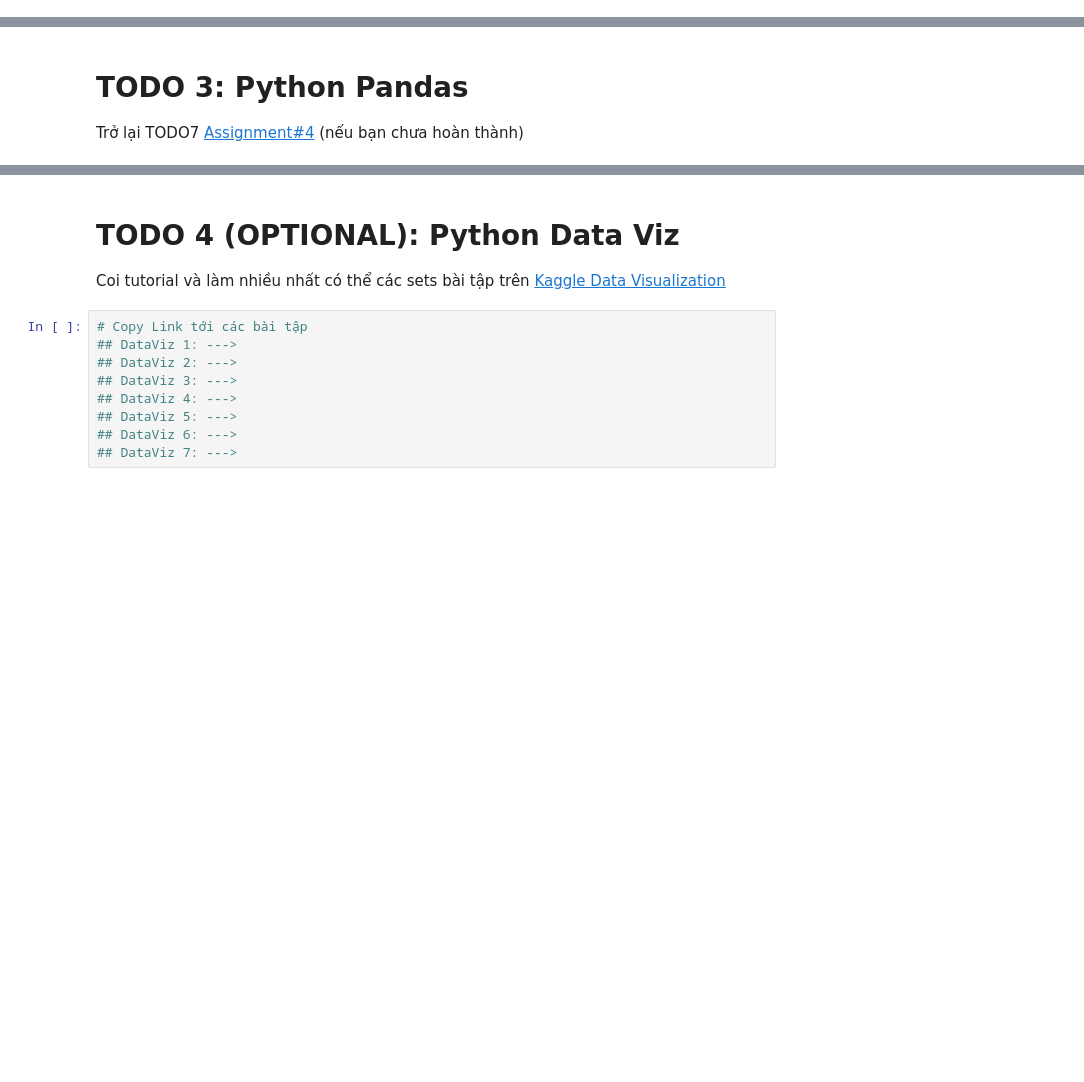
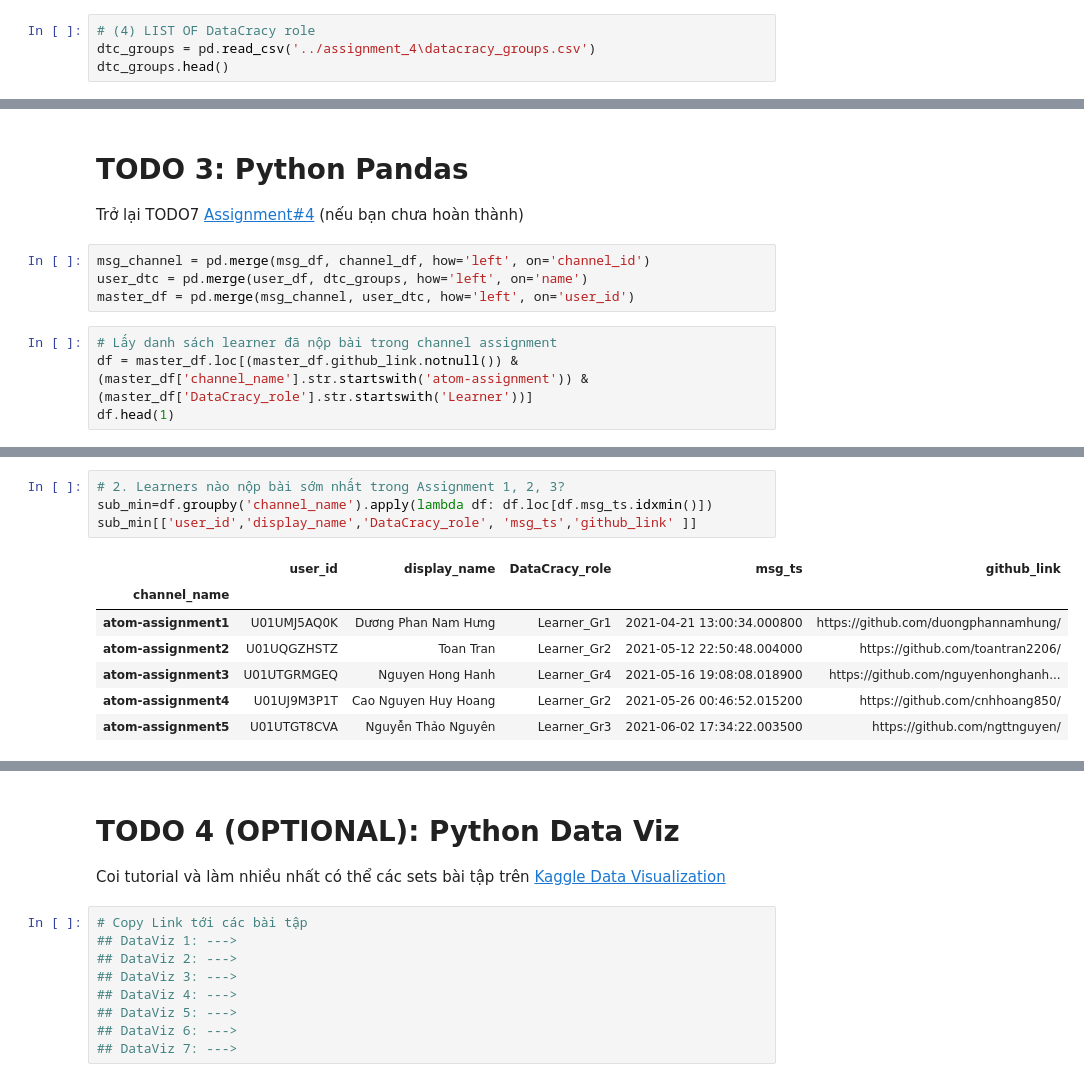
Before and after one commit to anhdanggit/atom-assignments, a Jupyter notebook: assignment_5/home_assignment_5.ipynb, the cells around one changed output, grey strips where cells are left out. Drawn from its saved outputs; the diff is of its cells as text; blank space fills up the shorter version.

```diff
--- a/assignment_5/home_assignment_5.ipynb
+++ b/assignment_5/home_assignment_5.ipynb
@@ -26,0 +148,4 @@
+# %%
+# (4) LIST OF DataCracy role
+dtc_groups = pd.read_csv('../assignment_4\datacracy_groups.csv')
+dtc_groups.head()
@@ -44,3 +204,11 @@
 # %% [markdown]
 # TODO 3: Python Pandas
 Trở lại TODO7 [Assignment#4](https://github.com/anhdanggit/atom-assignments/blob/main/assignment_4/home_assignment_4.ipynb) (nếu bạn chưa hoàn thành)
+# %%
+msg_channel = pd.merge(msg_df, channel_df, how='left', on='channel_id')
+user_dtc = pd.merge(user_df, dtc_groups, how='left', on='name')
+master_df = pd.merge(msg_channel, user_dtc, how='left', on='user_id')
+# %%
+# Lấy danh sách learner đã nộp bài trong channel assignment
+df = master_df.loc[(master_df.github_link.notnull()) & (master_df['channel_name'].str.startswith('atom-assignment')) & (master_df['DataCracy_role'].str.startswith('Learner'))]
+df.head(1)
@@ -46,0 +219,12 @@ Trở lại TODO7 [Assignment#4](https://github.com/anhdanggit/atom-assignments/
+# %%
+# 2. Learners nào nộp bài sớm nhất trong Assignment 1, 2, 3?
+sub_min=df.groupby('channel_name').apply(lambda df: df.loc[df.msg_ts.idxmin()])
+sub_min[['user_id','display_name','DataCracy_role', 'msg_ts','github_link' ]]
+# %% [output]
+|  | user_id | display_name | DataCracy_role | msg_ts | github_link |
+| channel_name |  |  |  |  |  |
+| atom-assignment1 | U01UMJ5AQ0K | Dương Phan Nam Hưng | Learner_Gr1 | 2021-04-21 13:00:34.000800 | https://github.com/duongphannamhung/ |
+| atom-assignment2 | U01UQGZHSTZ | Toan Tran | Learner_Gr2 | 2021-05-12 22:50:48.004000 | https://github.com/toantran2206/ |
+| atom-assignment3 | U01UTGRMGEQ | Nguyen Hong Hanh | Learner_Gr4 | 2021-05-16 19:08:08.018900 | https://github.com/nguyenhonghanh... |
+| atom-assignment4 | U01UJ9M3P1T | Cao Nguyen Huy Hoang | Learner_Gr2 | 2021-05-26 00:46:52.015200 | https://github.com/cnhhoang850/ |
+| atom-assignment5 | U01UTGT8CVA | Nguyễn Thảo Nguyên | Learner_Gr3 | 2021-06-02 17:34:22.003500 | https://github.com/ngttnguyen/ |
```
Also changed, not shown: parts of 17 cells of this notebook, 1 other file.
